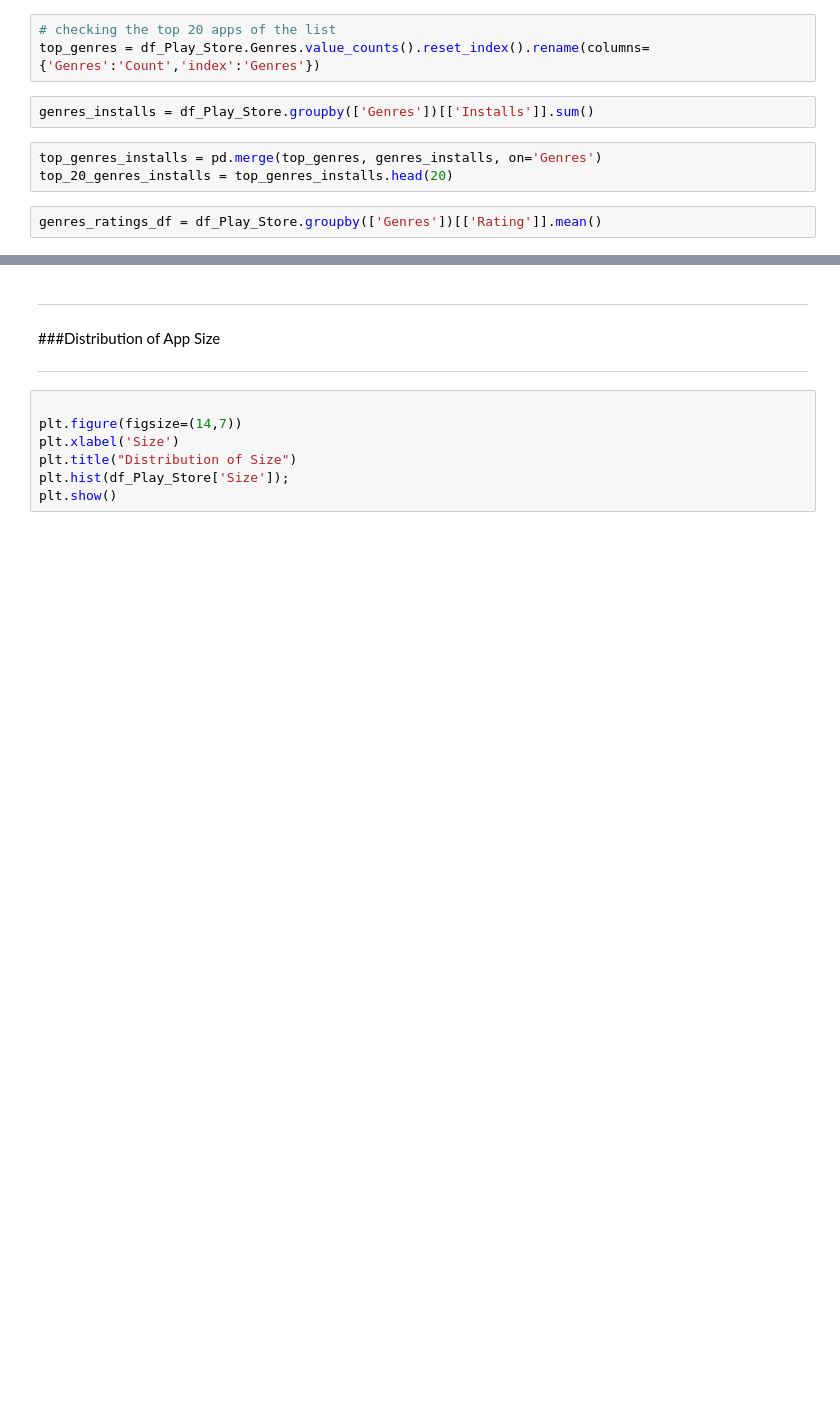
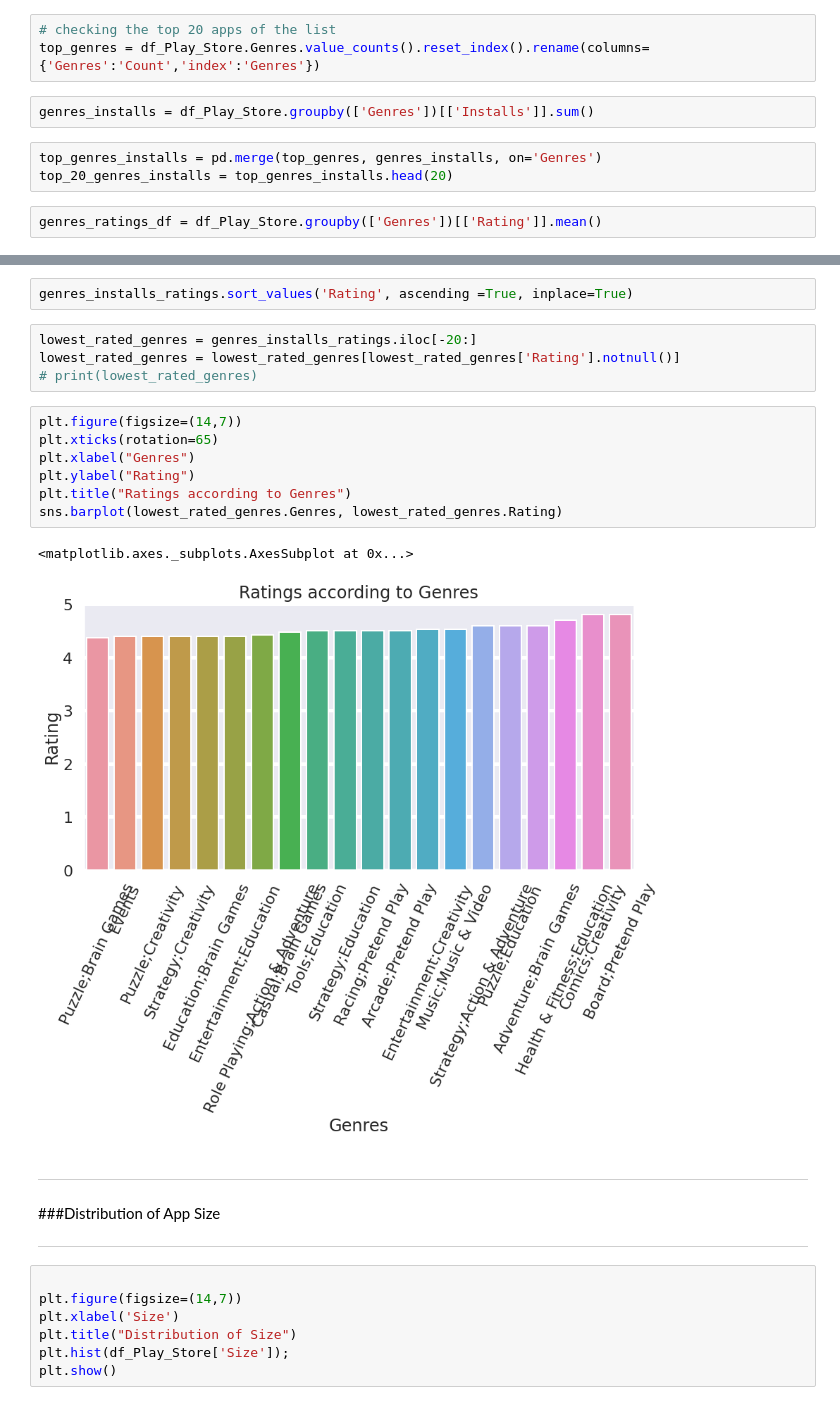
Before and after one commit to Team-AlmaBetter/playstore-analysis, a Jupyter notebook: Copy_of_Playstore_Analysis_TeamProject_EDA.ipynb, the cells around one changed output, grey strips where cells are left out. Saved outputs shown, nothing was run; the diff lists cells and outputs as text; blank space fills up the shorter version.

```diff
--- a/Copy_of_Playstore_Analysis_TeamProject_EDA.ipynb
+++ b/Copy_of_Playstore_Analysis_TeamProject_EDA.ipynb
@@ -645,3 +676,19 @@ plt.show()
+# %%
+genres_installs_ratings.sort_values('Rating', ascending =True, inplace=True)
+# %%
+lowest_rated_genres = genres_installs_ratings.iloc[-20:]
+lowest_rated_genres = lowest_rated_genres[lowest_rated_genres['Rating'].notnull()]
+# print(lowest_rated_genres)
+# %%
+plt.figure(figsize=(14,7))
+plt.xticks(rotation=65)
+plt.xlabel("Genres")
+plt.ylabel("Rating")
+plt.title("Ratings according to Genres")
+sns.barplot(lowest_rated_genres.Genres, lowest_rated_genres.Rating)
+# %% [output]
+<matplotlib.axes._subplots.AxesSubplot at 0x...>
+[figure, added]
 # %% [markdown]
 ---
 ###Distribution of App Size
```
Also changed, not shown: parts of 41 cells of this notebook.
